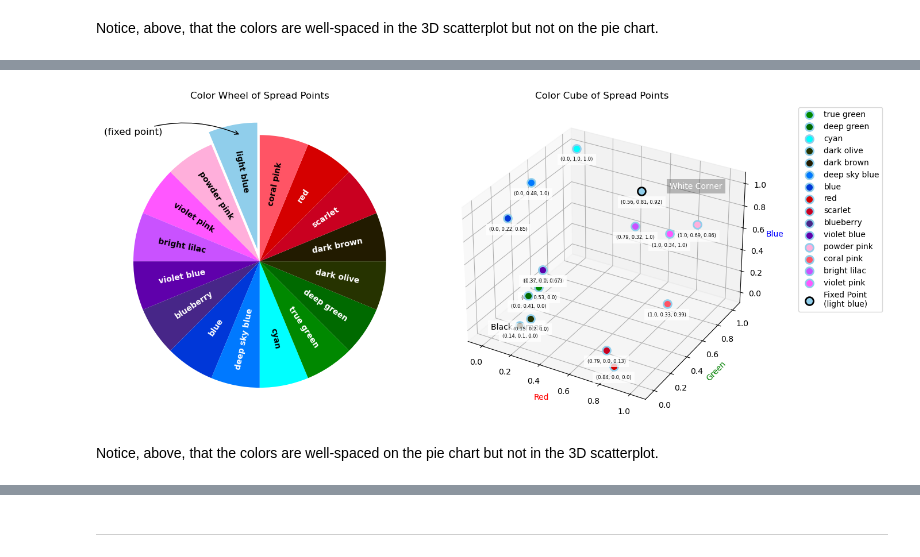
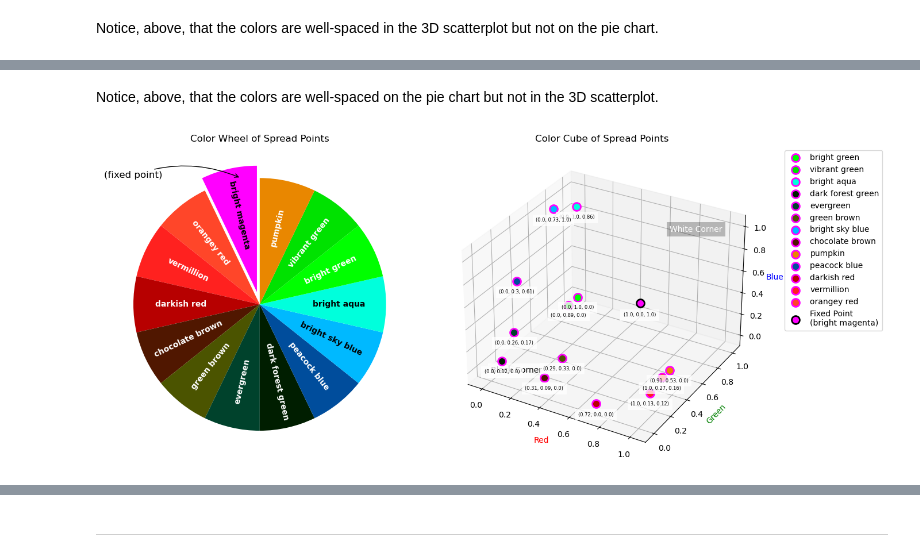
Before and after one commit to dbabbitt/StatsByCountry, a Jupyter notebook: explorations/nu_inspect_spread_points.ipynb, the cells around one changed output, grey strips where cells are left out. Drawn from its saved outputs; the diff is of its cells as text; code cells hidden in the pictures.

```diff
--- a/explorations/nu_inspect_spread_points.ipynb
+++ b/explorations/nu_inspect_spread_points.ipynb
@@ -216,16 +167,62 @@ trial_tuple = max(trials, key=lambda x: x[1])
-# %%
-
-# Extract the spread points from the best trial
-spread_points = []
-for lab_color in trial_tuple[0]:
-    rgb_color = nu.lab_to_rgb(LabColor(*lab_color))
-    spread_points.append(rgb_color)
-# %%
-
-# Visualize the spread points
-nu.inspect_spread_points(spread_points, verbose=False)
-# %% [output]
-[figure, removed]
 # %% [markdown]
 
 Notice, above, that the colors are well-spaced on the pie chart but not in the 3D scatterplot.
+# %%
+
+import random
+from tqdm import tqdm
+from colormath.color_objects import LabColor
+
+# Generate a random fixed point in the CIELAB color space
+ranges = [(0, 100), (-128, 127), (-128, 127)]
+lab_fixed_point = tuple([random.uniform(a, b) for a, b in ranges])
+
+# Generate a random number of additional points to spread, between 1 and 15
+point_count = random.randint(1, 15)
+
+# Initialize a list to store trial results
+trials = []
+total_trials = 5  # You can adjust this based on your patience
+
+# Perform trials to find the best spread of points
+with tqdm(total=total_trials) as pbar:
+    while len(trials) < total_trials:
+
+        # Attempt to spread the points evenly within a unit cube
+        try:
+            spread_points = nu.spread_points_in_cube(
+                point_count, lab_fixed_point, *ranges, verbose=False
+            )
+
+            # Ensure spread points have all unique XKCD names
+            xkcd_set = set()
+            for lab_color in spread_points:
+                rgb_color = nu.lab_to_rgb(LabColor(*lab_color))
+                nearest_neighbor = nu.get_nearest_neighbor(rgb_color, nu.xkcd_colors)
+                xkcd_set.add(nu.nearest_xkcd_name_dict[nearest_neighbor])
+            if len(xkcd_set) == len(spread_points):
+
+                # Measure how far the points are from the fixed point
+                spread_value = nu.calculate_spread(spread_points[1:], lab_fixed_point, verbose=False)
+
+                # Store the result as a tuple of (spread_points, spread_value)
+                trial_tuple = (spread_points, spread_value)
+                trials.append(trial_tuple)  # Add a new trial
+
+                # Update the progress bar
+                pbar.update(1)  # Increment the progress bar by 1
+
+        # If an error occurs (e.g., a spread point too close to black or white), skip this trial
+        except Exception:
+            continue
+
+# Select the trial with points as far away from the fixed point as possible
+trial_tuple = max(trials, key=lambda x: x[1])
+
+# Extract the spread points from the best trial
+spread_points = [nu.lab_to_rgb(LabColor(*lab_color)) for lab_color in trial_tuple[0]]
+
+# Notice the colors are well-spaced in the pie chart but not in the 3D scatter plot
+nu.inspect_spread_points(spread_points, verbose=False)
+# %% [output]
+[figure, added]
```
Also changed, not shown: parts of 7 cells of this notebook, 14 other files.
